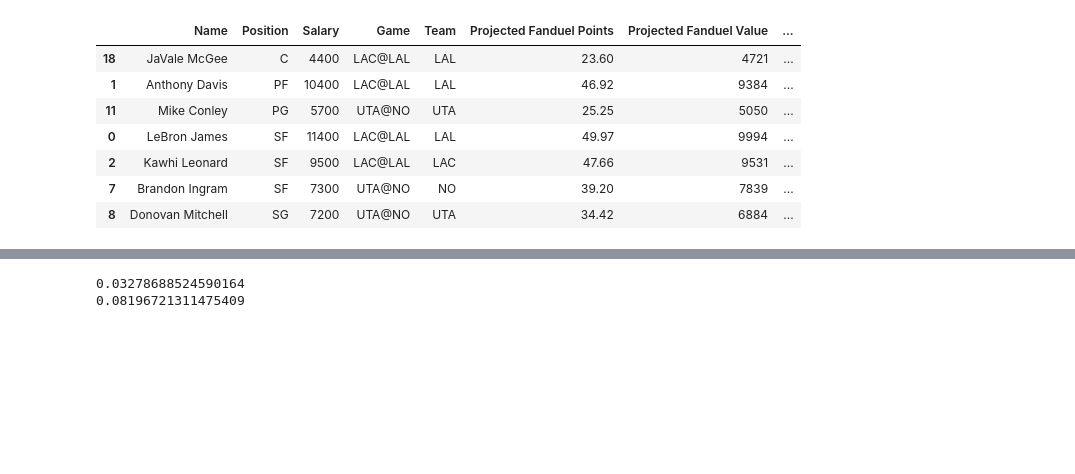
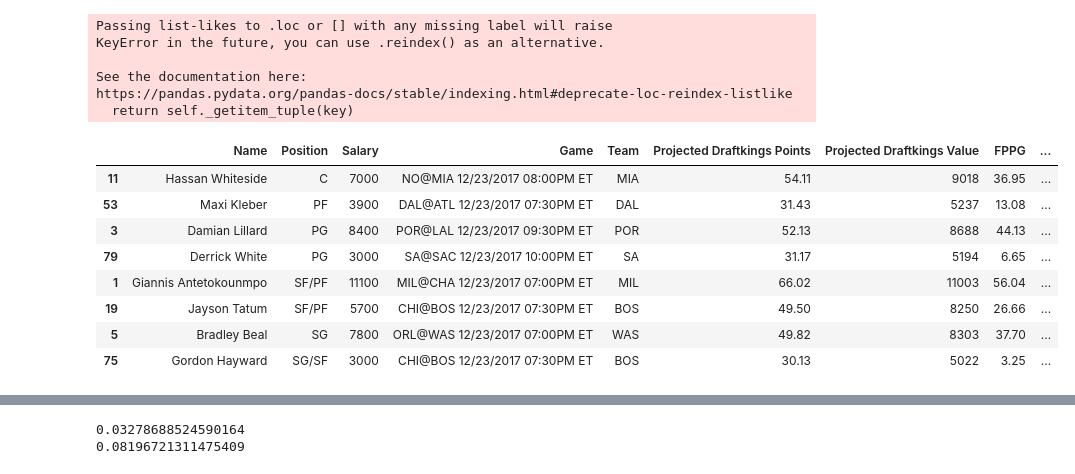
Before and after one commit to Shaviv-Hoffman-Lowitz/Sports-Analytics-Group-at-Berkeley-Machine-Learning-Project, a Jupyter notebook: final_model.ipynb, the cells around one changed output, grey strips where cells are left out. Cells and saved outputs as stored; diff of their text form; code cells hidden in the pictures; blank space fills up the shorter version.

Commit message:
model outputs for website nearly complete. missing draftkings salaries

```diff
--- a/final_model.ipynb
+++ b/final_model.ipynb
@@ -656,7 +652,8 @@ def predict_unplayed_games(start_date, game_date):
 def optimal_lineup_fanduel_games(game_date, predictions, fanduel_csv, players_out = []):
     fanduel_data = pd.read_csv(fanduel_csv)
     print("Done predicting!")
-    fanduel_data_with_predictions = fanduel_data.merge(predictions, left_on = "Nickname", right_on = "name")
+    fanduel_data_with_predictions = fanduel_data.merge(predictions, left_on = "Nickname", right_on = "name").fillna("")
+    fanduel_data_with_predictions["FPPG"] = fanduel_data_with_predictions["FPPG"].round(2)
     fanduel_data_with_predictions["Value above Market Value"] = fanduel_data_with_predictions["projected_value"] - fanduel_data_with_predictions["Salary"]
     fanduel_data_with_predictions_injuries = fanduel_data_with_predictions[fanduel_data_with_predictions["Injury Indicator"] != "O"]
     players_not_out = [(name not in players_out) for name in fanduel_data_with_predictions_injuries["Nickname"]]
@@ -671,18 +668,18 @@ def optimal_lineup_fanduel_games(game_date, predictions, fanduel_csv, players_ou
     optimal_lineup = [n.replace("_", " ") for n in generate_optimal_lineup(players, positions, values, costs, 60000)]
     projs_in_optimal = [(fanduel_data_with_predictions_injuries.loc[i, "Nickname"] in optimal_lineup) for i in fanduel_data_with_predictions_injuries.index]
     lineup_return = fanduel_data_with_predictions_injuries[projs_in_optimal].sort_values(by=["Position"])
-    lineup_return = lineup_return.loc[:, ["Nickname", "Position", "Salary", "Game", "Team", 'projected_points', 'projected_value', "Value above Market Value", 'projected_points_draftkings', 'projected_value_draftkings', "FPPG", '10_game_average', '3_game_average', "Injury Indicator", "Injury Details", "minutes", "made_two_point_field_goals", 'made_three_point_field_goals',
+    lineup_return = lineup_return.loc[:, ["Nickname", "Position", "Game", "Team", 'projected_points', 'projected_value', "Salary", "Value above Market Value", 'projected_points_draftkings', 'projected_value_draftkings', "FPPG", '10_game_average', '3_game_average', "Injury Indicator", "Injury Details", "minutes", "made_two_point_field_goals", 'made_three_point_field_goals',
        'made_free_throws', 'rebounds', 'assists', 'blocks', 'steals', 'turnovers','hot', 'cold']]
-    lineup_return.columns = ["Name", "Position", "Salary", "Game", "Team", 'Projected Fanduel Points', 'Projected Fanduel Value', "Value above Fanduel Value", 'Projected Draftkings Points', 'Projected Draftkings Value', "FPPG", '10 Game Average (Fanduel)', '3 Game Average (Fanduel)', "Injury Indicator", "Injury Details", "Minutes", "2PT FG", '3PT FG',
+    lineup_return.columns = ["Name", "Position", "Game", "Team", 'Projected Fanduel Points', 'Projected Fanduel Value', "Fanduel Salary",  "Value above Fanduel Value", 'Projected Draftkings Points', 'Projected Draftkings Value', "FPPG (Fanduel)", '10 Game Average (Fanduel)', '3 Game Average (Fanduel)', "Injury Indicator", "Injury Details", "Minutes", "2PT FG", '3PT FG',
        'FTM', 'Rebounds', 'Assists', 'Blocks', 'Steals', 'Turnovers','Hot', 'Cold']
-    csv_return = fanduel_data_with_predictions.loc[:, ["Nickname", "Position", "Salary", "Game", "Team", 'projected_points', 'projected_value', "Value above Market Value", 'projected_points_draftkings', 'projected_value_draftkings', "FPPG", '10_game_average', '3_game_average', "Injury Indicator", "Injury Details", "minutes", "made_two_point_field_goals", 'made_three_point_field_goals',
+    csv_return = fanduel_data_with_predictions.loc[:, ["Nickname", "Position", "Game", "Team", 'projected_points', 'projected_value', "Salary", "Value above Market Value", 'projected_points_draftkings', 'projected_value_draftkings', "FPPG", '10_game_average', '3_game_average', "Injury Indicator", "Injury Details", "minutes", "made_two_point_field_goals", 'made_three_point_field_goals',
        'made_free_throws', 'rebounds', 'assists', 'blocks', 'steals', 'turnovers','hot', 'cold']]
-    csv_return.columns = ["Name", "Position", "Salary", "Game", "Team", 'Projected Fanduel Points', 'Projected Fanduel Value', "Value above Fanduel Value", 'Projected Draftkings Points', 'Projected Draftkings Value', "FPPG", '10 Game Average (Fanduel)', '3 Game Average (Fanduel)', "Injury Indicator", "Injury Details", "Minutes", "2PT FG", '3PT FG',
+    csv_return.columns = ["Name", "Position", "Game", "Team", 'Projected Fanduel Points', 'Projected Fanduel Value', "Fanduel Salary", "Value above Fanduel Value", 'Projected Draftkings Points', 'Projected Draftkings Value', "FPPG (Fanduel)", '10 Game Average (Fanduel)', '3 Game Average (Fanduel)', "Injury Indicator", "Injury Details", "Minutes", "2PT FG", '3PT FG',
        'FTM', 'Rebounds', 'Assists', 'Blocks', 'Steals', 'Turnovers','Hot', 'Cold']
-    csv_return_dfs = csv_return.loc[:, ["Name", "Position", "Salary", "Game", "Team", 'Projected Fanduel Points', 'Projected Fanduel Value', "Value above Fanduel Value", 'Projected Draftkings Points', 'Projected Draftkings Value', "FPPG", '10 Game Average (Fanduel)', '3 Game Average (Fanduel)', "Injury Indicator", "Injury Details", 'Hot', 'Cold']]
+    csv_return_dfs = csv_return.loc[:, ["Name", "Position", "Game", "Team", 'Projected Fanduel Points', 'Projected Fanduel Value', "Fanduel Salary", "Value above Fanduel Value", 'Projected Draftkings Points', 'Projected Draftkings Value', "FPPG (Fanduel)", '10 Game Average (Fanduel)', '3 Game Average (Fanduel)', "Injury Indicator", "Injury Details", 'Hot', 'Cold']]
     csv_return_projections = csv_return.loc[:, ["Name", "Position", "Game", "Team", "Minutes", "2PT FG", '3PT FG',
        'FTM', 'Rebounds', 'Assists', 'Blocks', 'Steals', 'Turnovers', "Injury Indicator", "Injury Details"]]
-    lineup_return = lineup_return.loc[:, ["Name", "Position", "Salary", "Game", "Team", 'Projected Fanduel Points', 'Projected Fanduel Value', "Value above Fanduel Value", 'Projected Draftkings Points', 'Projected Draftkings Value', "FPPG", '10 Game Average (Fanduel)', '3 Game Average (Fanduel)', "Injury Indicator", "Injury Details", 'Hot', 'Cold']]
+    lineup_return = lineup_return.loc[:, ["Name", "Position", "Game", "Team", 'Projected Fanduel Points', 'Projected Fanduel Value', "Fanduel Salary", "Value above Fanduel Value", "FPPG (Fanduel)", "Injury Indicator", "Injury Details", 'Hot', 'Cold']]
 
     csv_return_dfs.to_csv("./AllCSVs/dfs_projections_to_display_" + str(game_date.month) + "_" + str(game_date.day) + "_" + str(game_date.year) + ".csv")
     csv_return_projections.to_csv("./AllCSVs/statline_projections_to_display_" + str(game_date.month) + "_" + str(game_date.day) + "_" + str(game_date.year) + ".csv")
@@ -692,46 +689,50 @@ def optimal_lineup_fanduel_games(game_date, predictions, fanduel_csv, players_ou
 def optimal_lineup_draftkings_games(game_date, predictions, draftkings_csv, players_out = []):
     draftkings_data = pd.read_csv(draftkings_csv)
     print("Done predicting!")
-    draftkings_data_with_predictions = draftkings_data.merge(predictions, left_on = "Nickname", right_on = "name")
-    draftkings_data_with_predictions["Value above Market Value"] = draftkings_data_with_predictions["projected_value"] - draftkings_data_with_predictions["Salary"]
-    draftkings_data_with_predictions_injuries = draftkings_data_with_predictions[draftkings_data_with_predictions["Injury Indicator"] != "O"]
-    players_not_out = [(name not in players_out) for name in draftkings_data_with_predictions_injuries["Nickname"]]
+    draftkings_data_with_predictions = draftkings_data.merge(predictions, left_on = "Name", right_on = "name")
+    draftkings_data_with_predictions["AvgPointsPerGame"] = draftkings_data_with_predictions["AvgPointsPerGame"].round(2)
+    draftkings_data_with_predictions["Value above Market Value"] = draftkings_data_with_predictions["projected_value_draftkings"] - draftkings_data_with_predictions["Salary"]
+    draftkings_data_with_predictions_injuries = draftkings_data_with_predictions#[draftkings_data_with_predictions["Injury Indicator"] != "O"]
+    players_not_out = [(name not in players_out) for name in draftkings_data_with_predictions_injuries["Name"]]
     draftkings_data_with_predictions_injuries = draftkings_data_with_predictions_injuries[players_not_out]
     draftkings_data_with_predictions_injuries.index = range(draftkings_data_with_predictions_injuries.shape[0])
     #print(fanduel_data_with_predictions_injuries)
     values = draftkings_data_with_predictions_injuries["projected_points_draftkings"]
-    players = draftkings_data_with_predictions_injuries["Nickname"]
+    players = draftkings_data_with_predictions_injuries["Name"]
+    positions_as_lists = [list(st.split("/")) for st in draftkings_data_with_predictions_injuries["Position"]]
     positions = draftkings_data_with_predictions_injuries["Position"]
     costs = draftkings_data_with_predictions_injuries["Salary"]
-    data_to_feed = pd.DataFrame(data = {'players': players, 'positions': positions, 'values': values, 'costs': costs})
-    optimal_lineup = [n.replace("_", " ") for n in generate_optimal_lineup_draftkings(players, positions, values, costs, 60000)]
-    projs_in_optimal = [(draftkings_data_with_predictions_injuries.loc[i, "Nickname"] in optimal_lineup) for i in draftkings_data_with_predictions_injuries.index]
+    data_to_feed = pd.DataFrame(data = {'players': players, 'positions': positions_as_lists, 'values': values, 'costs': costs})
+    optimal_lineup = [n.replace("_", " ") for n in generate_optimal_lineup_draftkings(players, positions_as_lists, values, costs, 50000)]
+    projs_in_optimal = [(draftkings_data_with_predictions_injuries.loc[i, "Name"] in optimal_lineup) for i in draftkings_data_with_predictions_injuries.index]
     lineup_return = draftkings_data_with_predictions_injuries[projs_in_optimal].sort_values(by=["Position"])
-    lineup_return = lineup_return.loc[:, ["Nickname", "Position", "Salary", "Game", "Team", 'projected_points', 'projected_value', "Value above Market Value", 'projected_points_draftkings', 'projected_value_draftkings', "FPPG", '10_game_average', '3_game_average', "Injury Indicator", "Injury Details", "minutes", "made_two_point_field_goals", 'made_three_point_field_goals',
-       'made_free_throws', 'rebounds', 'assists', 'blocks', 'steals', 'turnovers','hot', 'cold']]
+    lineup_return = lineup_return.loc[:, ["Name", "Position", "Salary", "GameInfo", "Team", 'projected_points', 'projected_value', "Value above Market Value", 'projected_points_draftkings', 'projected_value_draftkings', "AvgPointsPerGame", '10_game_average', '3_game_average', "Injury Indicator", "Injury Details", "minutes", "made_two_point_field_goals", 'made_three_point_field_goals',
+       'made_free_throws', 'rebounds', 'assists', 'blocks', 'steals', 'turnovers','hot', 'cold']].fillna("")
     lineup_return.columns = ["Name", "Position", "Salary", "Game", "Team", 'Projected Fanduel Points', 'Projected Fanduel Value', "Value above Fanduel Value", 'Projected Draftkings Points', 'Projected Draftkings Value', "FPPG", '10 Game Average (Fanduel)', '3 Game Average (Fanduel)', "Injury Indicator", "Injury Details", "Minutes", "2PT FG", '3PT FG',
        'FTM', 'Rebounds', 'Assists', 'Blocks', 'Steals', 'Turnovers','Hot', 'Cold']
-    csv_return = draftkings_data_with_predictions.loc[:, ["Nickname", "Position", "Salary", "Game", "Team", 'projected_points', 'projected_value', "Value above Market Value", 'projected_points_draftkings', 'projected_value_draftkings', "FPPG", '10_game_average', '3_game_average', "Injury Indicator", "Injury Details", "minutes", "made_two_point_field_goals", 'made_three_point_field_goals',
-       'made_free_throws', 'rebounds', 'assists', 'blocks', 'steals', 'turnovers','hot', 'cold']]
+    csv_return = draftkings_data_with_predictions.loc[:, ["Name", "Position", "Salary", "GameInfo", "Team", 'projected_points', 'projected_value', "Value above Market Value", 'projected_points_draftkings', 'projected_value_draftkings', "AvgPointsPerGame", '10_game_average', '3_game_average', "Injury Indicator", "Injury Details", "minutes", "made_two_point_field_goals", 'made_three_point_field_goals',
+       'made_free_throws', 'rebounds', 'assists', 'blocks', 'steals', 'turnovers','hot', 'cold']].fillna("")
     csv_return.columns = ["Name", "Position", "Salary", "Game", "Team", 'Projected Fanduel Points', 'Projected Fanduel Value', "Value above Fanduel Value", 'Projected Draftkings Points', 'Projected Draftkings Value', "FPPG", '10 Game Average (Fanduel)', '3 Game Average (Fanduel)', "Injury Indicator", "Injury Details", "Minutes", "2PT FG", '3PT FG',
        'FTM', 'Rebounds', 'Assists', 'Blocks', 'Steals', 'Turnovers','Hot', 'Cold']
     csv_return_dfs = csv_return.loc[:, ["Name", "Position", "Salary", "Game", "Team", 'Projected Fanduel Points', 'Projected Fanduel Value', "Value above Fanduel Value", 'Projected Draftkings Points', 'Projected Draftkings Value', "FPPG", '10 Game Average (Fanduel)', '3 Game Average (Fanduel)', "Injury Indicator", "Injury Details", 'Hot', 'Cold']]
     csv_return_projections = csv_return.loc[:, ["Name", "Position", "Game", "Team", "Minutes", "2PT FG", '3PT FG',
        'FTM', 'Rebounds', 'Assists', 'Blocks', 'Steals', 'Turnovers', "Injury Indicator", "Injury Details"]]
-    lineup_return = lineup_return.loc[:, ["Name", "Position", "Salary", "Game", "Team", 'Projected Fanduel Points', 'Projected Fanduel Value', "Value above Fanduel Value", 'Projected Draftkings Points', 'Projected Draftkings Value', "FPPG", '10 Game Average (Fanduel)', '3 Game Average (Fanduel)', "Injury Indicator", "Injury Details", 'Hot', 'Cold']]
+    lineup_return = lineup_return.loc[:, ["Name", "Position", "Salary", "Game", "Team", 'Projected Draftkings Points', 'Projected Draftkings Value', "FPPG", "Injury Indicator", "Injury Details", 'Hot', 'Cold']]
 
+    fanduel_statlines = pd.read_csv("./AllCSVs/statline_projections_to_display_" + str(game_date.month) + "_" + str(game_date.day) + "_" + str(game_date.year) + ".csv").fillna("")
+    lineup_return["Injury Indicator"] = [fanduel_statlines.loc[i, "Injury Indicator"] for i in lineup_return.index]
+    lineup_return["Injury Details"] = [fanduel_statlines.loc[i, "Injury Details"] for i in lineup_return.index]
 
-    csv_return_projections.to_csv("./AllCSVs/optimal_draftkings_lineup_" + str(game_date.month) + "_" + str(game_date.day) + "_" + str(game_date.year) + ".csv")
+    lineup_return.to_csv("./AllCSVs/optimal_draftkings_lineup_" + str(game_date.month) + "_" + str(game_date.day) + "_" + str(game_date.year) + ".csv")
     return csv_return_dfs, csv_return_projections, lineup_return
 
 fd_csv = "./AllCSVs/FanDuel-NBA-2020-07-30-46677-players-list.csv"
 preds = pd.read_csv("./AllCSVs/predictions_for_07_30_2020_unplayed.csv") #predict_unplayed_games(datetime(2020, 2, 1), game_date)
-# optimal_lineup_fanduel_games(datetime(2020, 7, 30), preds, fd_csv, ["Lou Williams"])
 
 fd_csv_1 = "./AllCSVs/FanDuel-NBA-2020-07-31-46839-players-list.csv"
 preds_1 = pd.read_csv("./AllCSVs/predictions_for_07_31_2020_unplayed.csv")
 
-print(optimal_lineup_fanduel_games(datetime(2020, 7, 30), preds, fd_csv, ["Lou Williams"])[2])
-optimal_lineup_draftkings_games(datetime(2020, 7, 30), preds, fd_csv, ["Lou Williams"])[2]
+dk_csv = "./AllCSVs/datasets_8239_11534_data_warehouse_2017-12-23_$5.00entry_NBA $5 Double Up_players.csv"
+optimal_lineup_draftkings_games(datetime(2020, 7, 31), preds_1, dk_csv, [])[2]
 # %% [output]
 Done predicting!
@@ -754,11 +739,18 @@ Done predicting!
+Passing list-likes to .loc or [] with any missing label will raise
+KeyError in the future, you can use .reindex() as an alternative.
+
+See the documentation here:
+https://pandas.pydata.org/pandas-docs/stable/indexing.html#deprecate-loc-reindex-listlike
+  return self._getitem_tuple(key)
-|  | Name | Position | Salary | Game | Team | Projected Fanduel Points | Projected Fanduel Value | ... |
-| 18 | JaVale McGee | C | 4400 | LAC@LAL | LAL | 23.60 | 4721 | ... |
-| 1 | Anthony Davis | PF | 10400 | LAC@LAL | LAL | 46.92 | 9384 | ... |
-| 11 | Mike Conley | PG | 5700 | UTA@NO | UTA | 25.25 | 5050 | ... |
-| 0 | LeBron James | SF | 11400 | LAC@LAL | LAL | 49.97 | 9994 | ... |
-| 2 | Kawhi Leonard | SF | 9500 | LAC@LAL | LAC | 47.66 | 9531 | ... |
-| 7 | Brandon Ingram | SF | 7300 | UTA@NO | NO | 39.20 | 7839 | ... |
-| 8 | Donovan Mitchell | SG | 7200 | UTA@NO | UTA | 34.42 | 6884 | ... |
+|  | Name | Position | Salary | Game | Team | Projected Draftkings Points | Projected Draftkings Value | FPPG | ... |
+| 11 | Hassan Whiteside | C | 7000 | NO@MIA 12/23/2017 08:00PM ET | MIA | 54.11 | 9018 | 36.95 | ... |
+| 53 | Maxi Kleber | PF | 3900 | DAL@ATL 12/23/2017 07:30PM ET | DAL | 31.43 | 5237 | 13.08 | ... |
+| 3 | Damian Lillard | PG | 8400 | POR@LAL 12/23/2017 09:30PM ET | POR | 52.13 | 8688 | 44.13 | ... |
+| 79 | Derrick White | PG | 3000 | SA@SAC 12/23/2017 10:00PM ET | SA | 31.17 | 5194 | 6.65 | ... |
+| 1 | Giannis Antetokounmpo | SF/PF | 11100 | MIL@CHA 12/23/2017 07:00PM ET | MIL | 66.02 | 11003 | 56.04 | ... |
+| 19 | Jayson Tatum | SF/PF | 5700 | CHI@BOS 12/23/2017 07:30PM ET | BOS | 49.50 | 8250 | 26.66 | ... |
+| 5 | Bradley Beal | SG | 7800 | ORL@WAS 12/23/2017 07:00PM ET | WAS | 49.82 | 8303 | 37.70 | ... |
+| 75 | Gordon Hayward | SG/SF | 3000 | CHI@BOS 12/23/2017 07:30PM ET | BOS | 30.13 | 5022 | 3.25 | ... |
 # %%
 july_31_predictions[july_31_predictions.fantasy_points_8_9 < 0]
 # %% [output]
```
Also changed, not shown: parts of 2 cells of this notebook, 8 other files.
